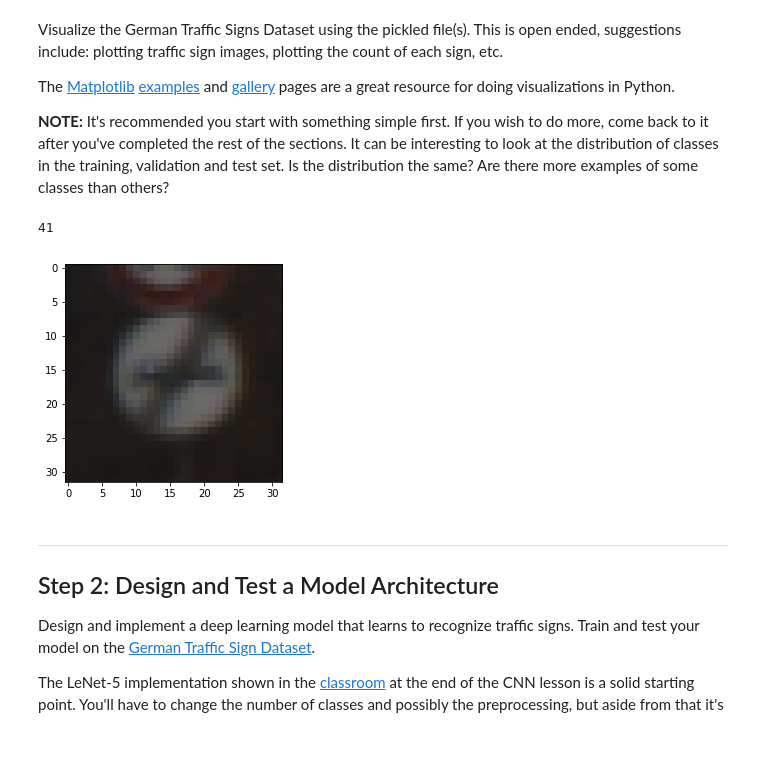
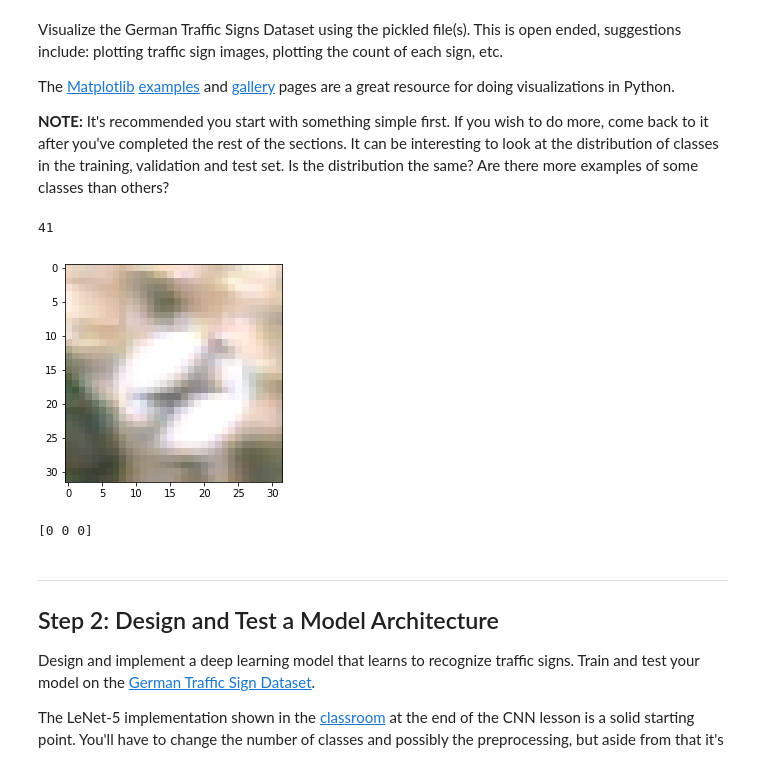
Before and after one commit to MUZUIXIAOHAI/Udacity-P2, a Jupyter notebook: Traffic_Sign_Classifier.ipynb, the cells around one changed output. Cells and saved outputs as stored; diff of their text form; code cells hidden in the pictures.

```diff
--- a/Traffic_Sign_Classifier.ipynb
+++ b/Traffic_Sign_Classifier.ipynb
@@ -138,16 +139,18 @@ The [Matplotlib](http://matplotlib.org/) [examples](http://matplotlib.org/exampl
 # %%
 ### Data exploration visualization code goes here.
 ### Feel free to use as many code cells as needed.
 import matplotlib.pyplot as plt
 # Visualizations will be shown in the notebook.
 %matplotlib inline
 
-image_num = 2
+image_num = 33
 image = X_train[image_num]
 
 plt.imshow(image)
 
 print(y_train[image_num])
+
+# print(X_train[image_num])
 # %% [output]
 41
-[figure, old version]
+[figure, new version]
@@ -154,3 +226,8 @@ print(y_train[image_num])
+# %%
+# print(X_train_canny[0][0][4])
+print(X_train[0][0][0])
+# %% [output]
+[0 0 0]
 # %% [markdown]
 ----
 
```
Also changed, not shown: parts of 10 cells of this notebook.
